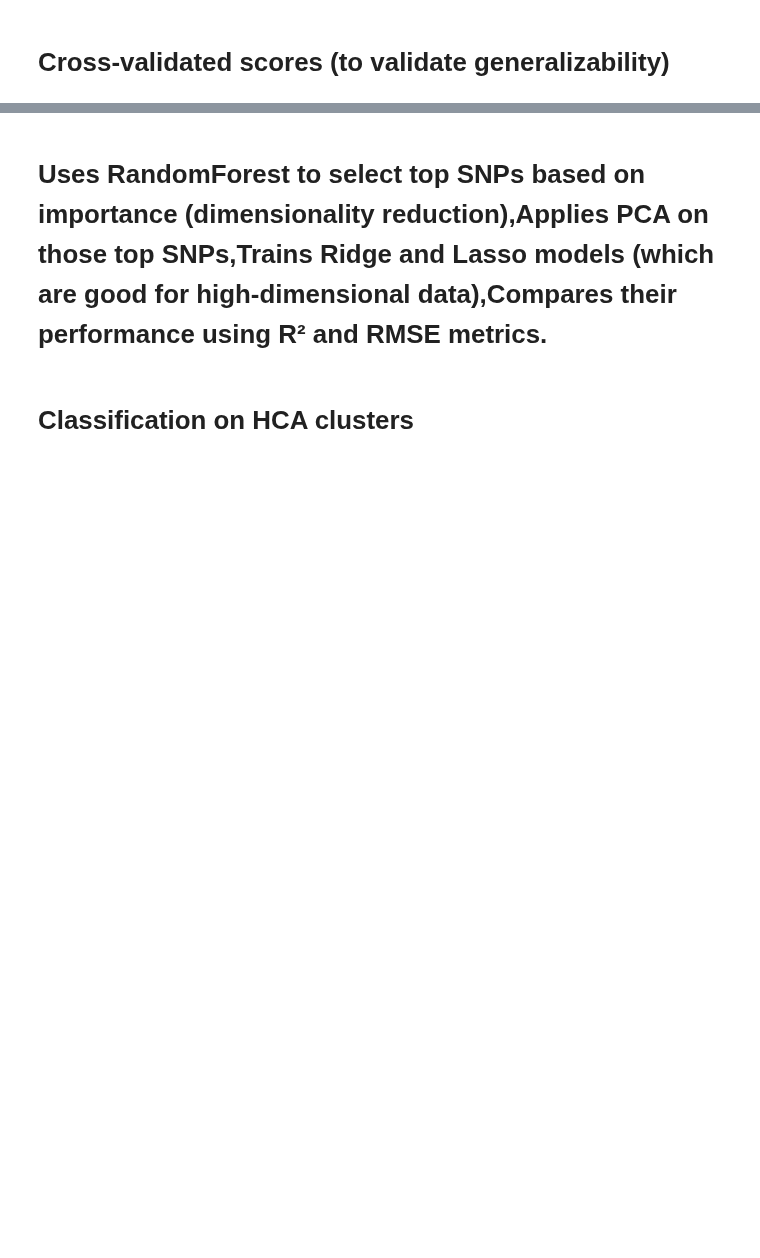
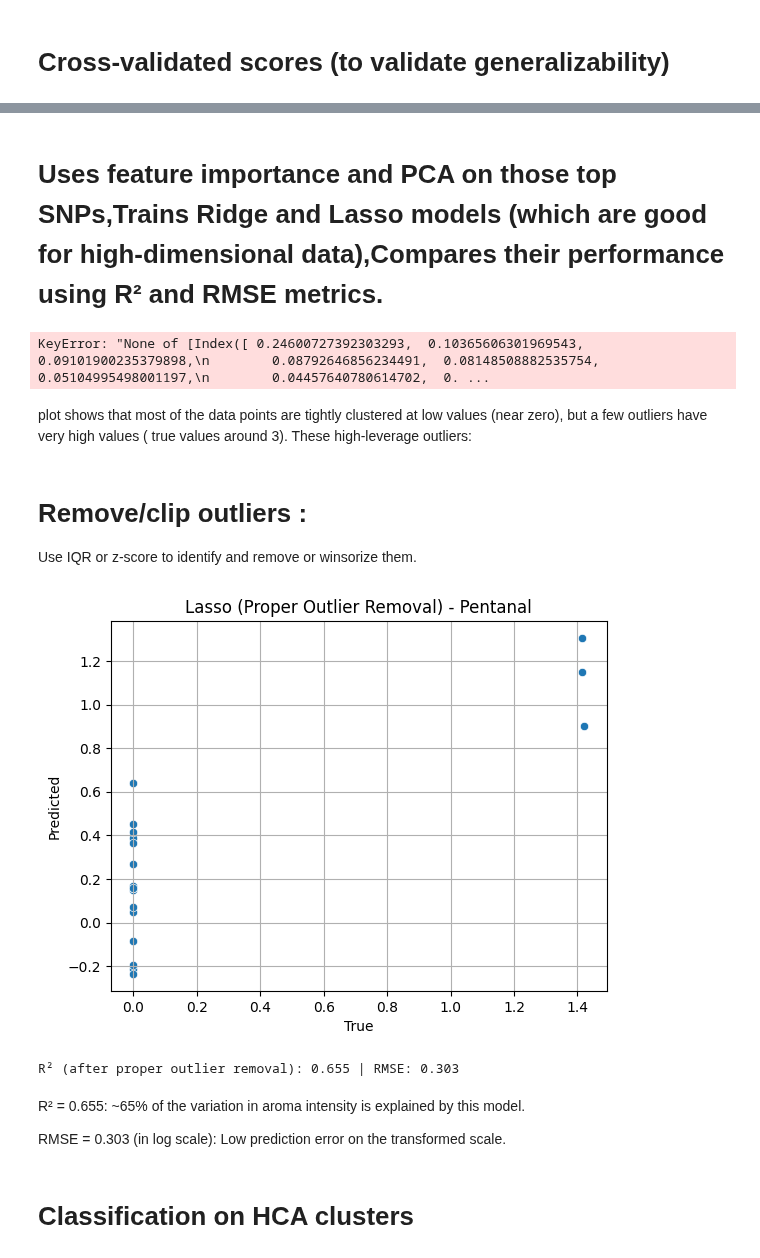
Before and after one commit to Fatemeh1362/internship, a Jupyter notebook: modified_genome_flavor-aroma_2.ipynb, the cells around one changed output, grey strips where cells are left out. Drawn from its saved outputs; the diff is of its cells as text; code cells hidden in the pictures; blank space fills up the shorter version.

Commit message:
Update modified_genome_flavor-aroma_2.ipynb
try doing feature selection on top snp of Gwas results

```diff
--- a/modified_genome_flavor-aroma_2.ipynb
+++ b/modified_genome_flavor-aroma_2.ipynb
@@ -729,5 +821,5 @@ array([0.13096195, 0.        , 0.36738117, 0.01537087, 0.22263737])
 # %% [markdown]
-# Uses RandomForest to select top SNPs based on importance (dimensionality reduction),Applies PCA on those top SNPs,Trains Ridge and Lasso models (which are good for high-dimensional data),Compares their performance using R² and RMSE metrics.
+# Uses feature importance and PCA on those top SNPs,Trains Ridge and Lasso models (which are good for high-dimensional data),Compares their performance using R² and RMSE metrics.
 # %%
 from sklearn.ensemble import RandomForestRegressor
 from sklearn.decomposition import PCA
@@ -736,11 +828,11 @@ from sklearn.model_selection import train_test_split
 from sklearn.metrics import r2_score, mean_squared_error
 
 
-# ===== Step 1: Prepare SNPs and Aroma =====
-X = merged_clean[signif_snps].fillna(merged_clean.mode().iloc[0]).astype(float)
+# Prepare SNPs and Aroma
+X = merged_clean[top_snps].fillna(merged_clean.mode().iloc[0]).astype(float)
 y = np.log1p(merged_clean[aroma].astype(float).clip(lower=0))
 
-# ===== Step 2: RandomForest for Feature Selection =====
+# RandomForest for Feature Selection
 rf = RandomForestRegressor(n_estimators=200, random_state=42)
 rf.fit(X, y)
 importances = rf.feature_importances_
@@ -750,14 +842,14 @@ N = 300
 top_snps = pd.Series(importances, index=X.columns).sort_values(ascending=False).head(N).index.tolist()
 X_top = X[top_snps]
 
-# ===== Step 3: PCA on top SNPs =====
+# PCA on top SNPs
 pca = PCA(n_components=20)
 X_pca = pca.fit_transform(X_top)
 
-# ===== Step 4: Train/test split =====
+# Train/test split
 X_train, X_test, y_train, y_test = train_test_split(X_pca, y, test_size=0.2, random_state=42)
 
-# ===== Step 5: Fit Ridge and Lasso =====
+# Fit Ridge and Lasso
 models = {
     "Ridge": Ridge(alpha=1.0),
     "Lasso": Lasso(alpha=0.01, max_iter=10000)
@@ -779,8 +871,66 @@ for name, model in models.items():
     plt.grid(True)
     plt.show()
 
-# ===== Step 6: Display Results =====
+# Results
 pd.DataFrame(results).T
+# %% [output]
+KeyError: "None of [Index([ 0.24600727392303293,  0.10365606301969543,  0.09101900235379898,\n        0.08792646856234491,  0.08148508882535754,  0.05104995498001197,\n        0.04457640780614702,  0. ...
+# %% [markdown]
+plot shows that most of the data points are tightly clustered at low values (near zero), but a few outliers have very high values ( true values around 3). These high-leverage outliers:
+# %% [markdown]
+# Remove/clip outliers :
+Use IQR or z-score to identify and remove or winsorize them.
+# %%
+from sklearn.linear_model import Lasso
+from sklearn.model_selection import train_test_split
+from sklearn.metrics import r2_score, mean_squared_error
+from scipy.stats import zscore
+
+
+# Prepare data
+X = X_pca.copy()  # SNPs/features
+y_raw = y.copy()  # Original aroma values
+
+#  Log-transform y before outlier detection
+y_log = np.log1p(y_raw.clip(lower=0))
+
+# Remove outliers based on log-transformed y
+z_scores = np.abs(zscore(y_log))
+mask = z_scores < 3  # Only keep values within 3 std deviations
+
+X_clean = X[mask]
+y_clean = y_log[mask]
+
+# Train-test split after cleaning
+X_train, X_test, y_train, y_test = train_test_split(
+    X_clean, y_clean, test_size=0.2, random_state=42
+)
+
+# Train Lasso model
+model = Lasso(alpha=0.01)
+model.fit(X_train, y_train)
+
+#  Evaluate
+y_pred = model.predict(X_test)
+r2 = r2_score(y_test, y_pred)
+rmse = np.sqrt(mean_squared_error(y_test, y_pred))
+
+# Plot
+sns.scatterplot(x=y_test, y=y_pred)
+plt.xlabel("True")
+plt.ylabel("Predicted")
+plt.title("Lasso (Proper Outlier Removal) - Pentanal")
+plt.grid(True)
+plt.show()
+
+print(f"R² (after proper outlier removal): {r2:.3f} | RMSE: {rmse:.3f}")
+# %% [output]
+[figure, added]
+R² (after proper outlier removal): 0.655 | RMSE: 0.303
+# %% [markdown]
+R² = 0.655: ~65% of the variation in aroma intensity is explained by this model.
+
+RMSE = 0.303 (in log scale): Low prediction error on the transformed scale.
 # %% [markdown]
 # Classification on HCA clusters
 # %%
```
Also changed, not shown: parts of 14 cells of this notebook.
